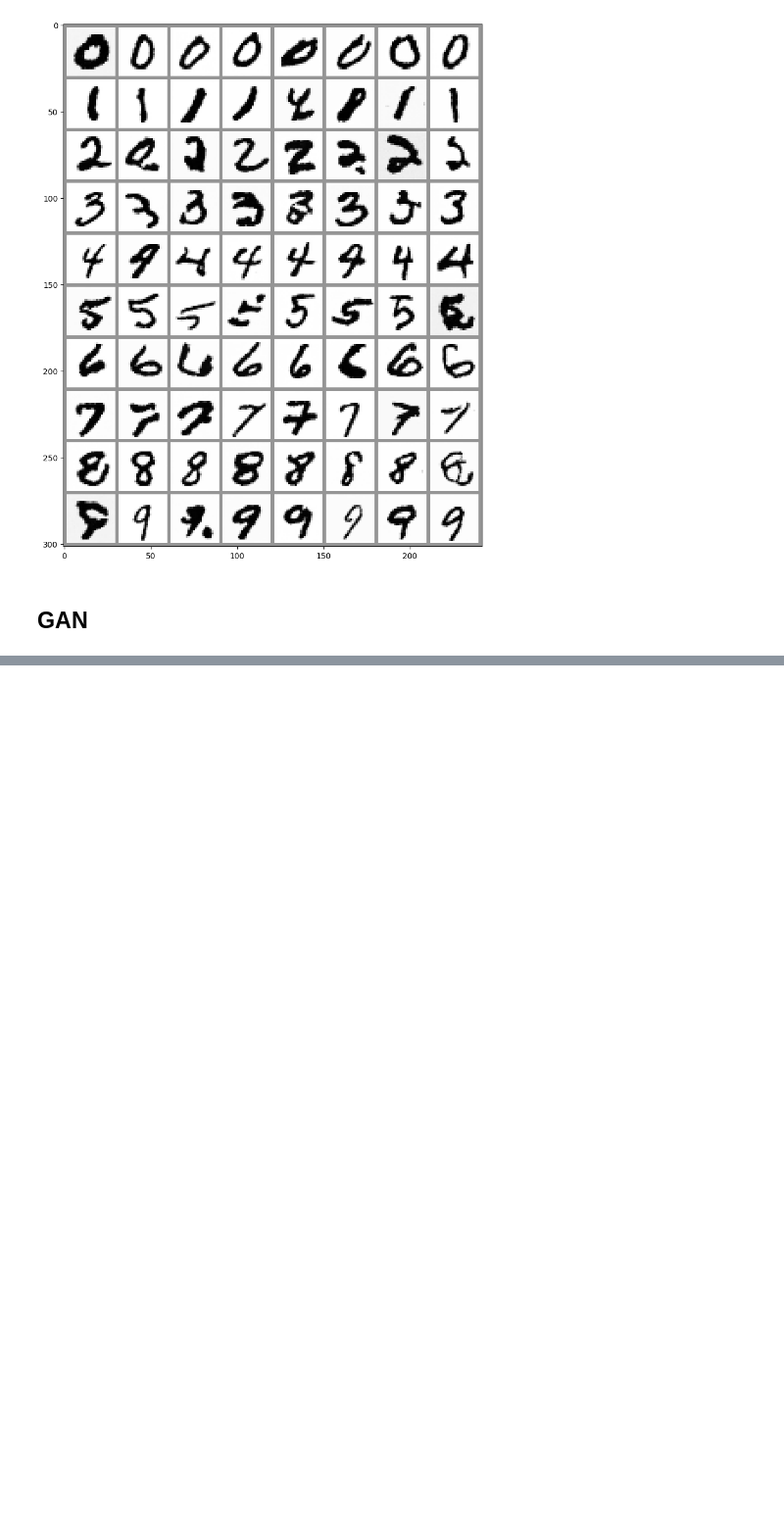
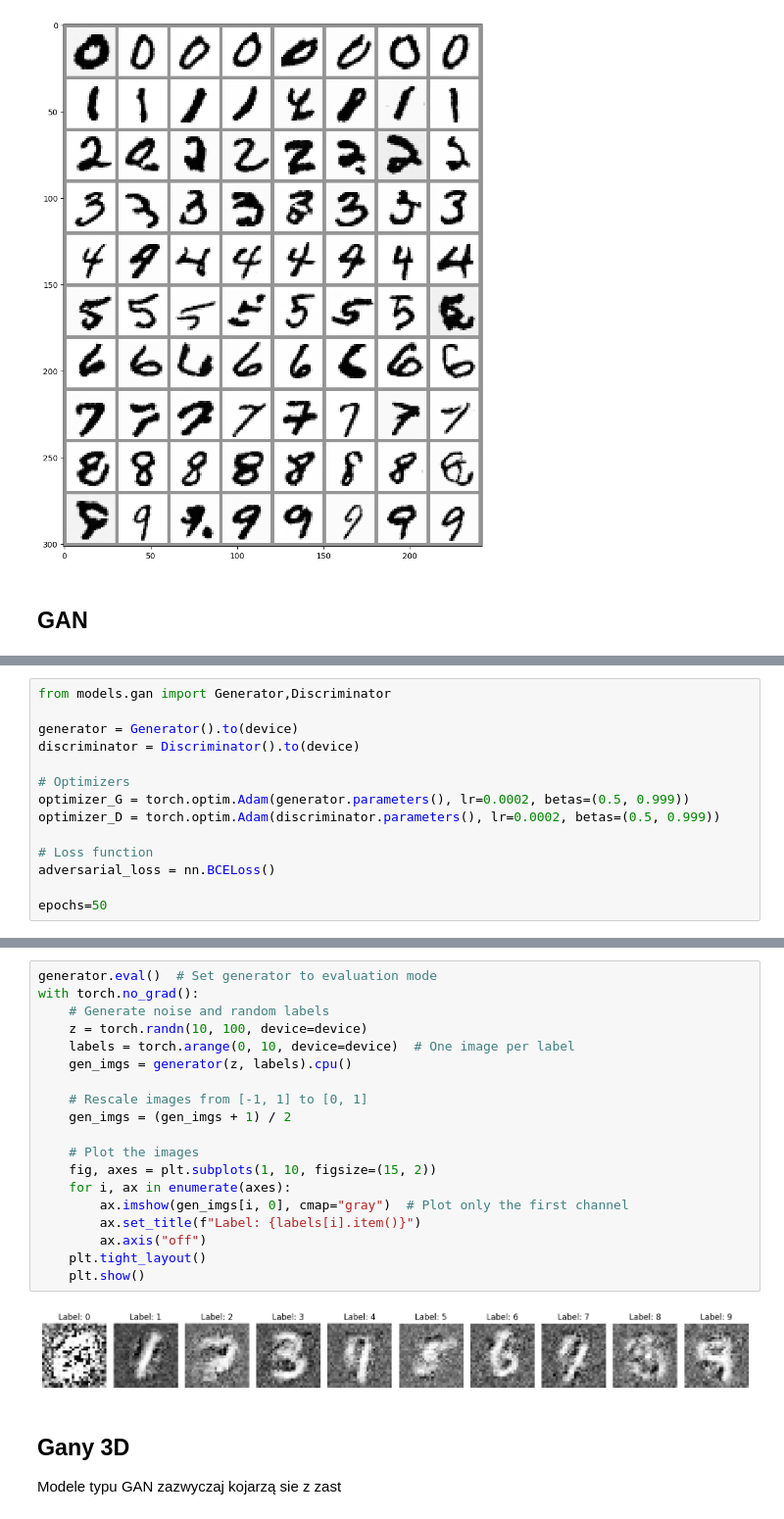
Before and after one commit to JKosciukiewicz/NeuralRendering, a Jupyter notebook: Presentation.ipynb, the cells around one changed output, grey strips where cells are left out. Shown at 98% size. Drawn from its saved outputs; the diff is of its cells as text; blank space fills up the shorter version.

```diff
--- a/Presentation.ipynb
+++ b/Presentation.ipynb
@@ -357,0 +356,14 @@ ax.imshow(torchvision.utils.make_grid(x.detach().cpu().clip(-1, 1), nrow=8)[0],
+# %%
+from models.gan import Generator,Discriminator
+
+generator = Generator().to(device)
+discriminator = Discriminator().to(device)
+
+# Optimizers
+optimizer_G = torch.optim.Adam(generator.parameters(), lr=0.0002, betas=(0.5, 0.999))
+optimizer_D = torch.optim.Adam(discriminator.parameters(), lr=0.0002, betas=(0.5, 0.999))
+
+# Loss function
+adversarial_loss = nn.BCELoss()
+
+epochs=50
@@ -357,0 +429,24 @@ ax.imshow(torchvision.utils.make_grid(x.detach().cpu().clip(-1, 1), nrow=8)[0],
+# %%
+generator.eval()  # Set generator to evaluation mode
+with torch.no_grad():
+    # Generate noise and random labels
+    z = torch.randn(10, 100, device=device)
+    labels = torch.arange(0, 10, device=device)  # One image per label
+    gen_imgs = generator(z, labels).cpu()
+
+    # Rescale images from [-1, 1] to [0, 1]
+    gen_imgs = (gen_imgs + 1) / 2
+
+    # Plot the images
+    fig, axes = plt.subplots(1, 10, figsize=(15, 2))
+    for i, ax in enumerate(axes):
+        ax.imshow(gen_imgs[i, 0], cmap="gray")  # Plot only the first channel
+        ax.set_title(f"Label: {labels[i].item()}")
+        ax.axis("off")
+    plt.tight_layout()
+    plt.show()
+# %% [output]
+[figure, added]
+# %% [markdown]
+## Gany 3D
+Modele typu GAN zazwyczaj kojarzą sie z zast
```
Also changed, not shown: parts of 2 cells of this notebook, 1 other file.
